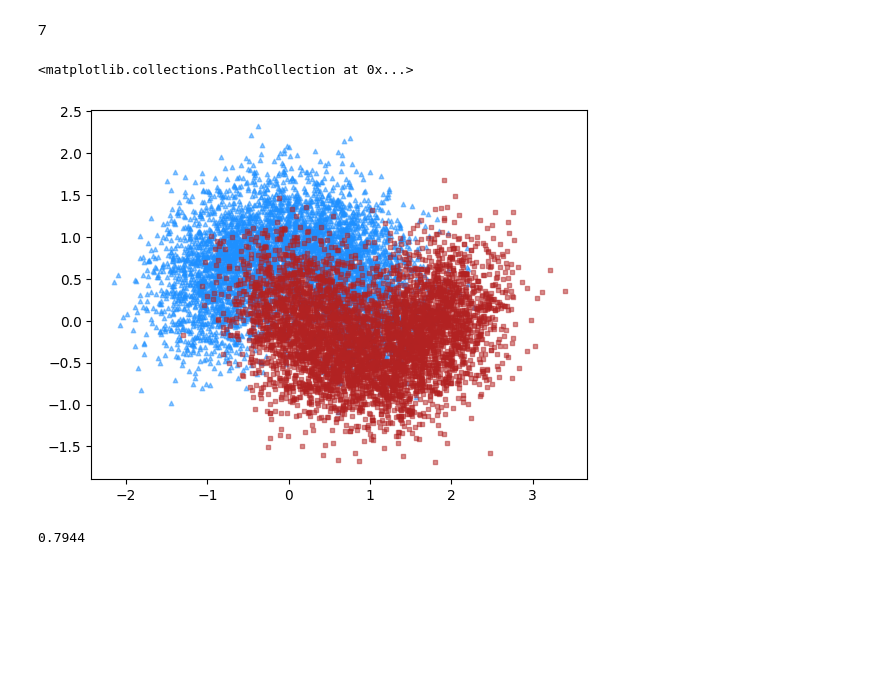
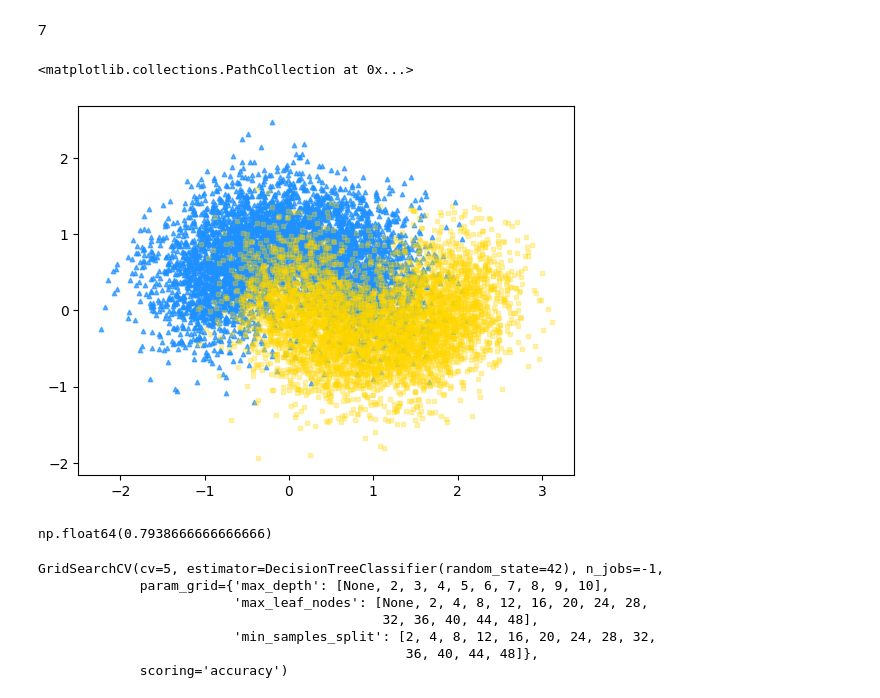
Before and after one commit to adarsha-7/machine-learning, a Jupyter notebook: chapter_6/chapter_exercise/main.ipynb, the cells around one changed output. Saved outputs shown, nothing was run; the diff lists cells and outputs as text; code cells hidden in the pictures; blank space fills up the shorter version.

```diff
--- a/chapter_6/chapter_exercise/main.ipynb
+++ b/chapter_6/chapter_exercise/main.ipynb
@@ -9,16 +9,35 @@ X_train, X_test, y_train, y_test = train_test_split(X, y, random_state=42)
 # %%
 import matplotlib.pyplot as plt
 
-plt.scatter(X[:, 0][y == 0], X[:, 1][y == 0], color="dodgerblue", s=10, alpha=0.5, marker="^")
-plt.scatter(X[:, 0][y == 1], X[:, 1][y == 1], color="firebrick", s=10, alpha=0.5, marker="s")
+plt.scatter(X[:, 0][y == 0], X[:, 1][y == 0], color="dodgerblue", s=10, alpha=0.7, marker="^")
+plt.scatter(X[:, 0][y == 1], X[:, 1][y == 1], color="gold", s=10, alpha=0.3, marker="s")
 # %% [output]
 <matplotlib.collections.PathCollection at 0x...>
-[figure, old version]
+[figure, new version]
 # %%
 from sklearn.tree import DecisionTreeClassifier
+from sklearn.model_selection import cross_val_score
 
-dt_clf = DecisionTreeClassifier()
-dt_clf.fit(X_train, y_train)
-dt_clf.score(X_test, y_test)
+dt_clf = DecisionTreeClassifier(random_state=42)
+cross_val_score(dt_clf, X_train, y_train, cv=10).mean()
 # %% [output]
-0.7944
+np.float64(0.7938666666666666)
+# %%
+from sklearn.model_selection import GridSearchCV
+
+param_grid = {
+    "max_depth": [None, 2, 3, 4, 5, 6, 7, 8, 9, 10],
+    "min_samples_split": [2, 4, 8, 12, 16, 20, 24, 28, 32, 36, 40, 44, 48],
+    "max_leaf_nodes": [None, 2, 4, 8, 12, 16, 20, 24, 28, 32, 36, 40, 44, 48]
+}
+
+grid_search = GridSearchCV(dt_clf, param_grid, cv=5, scoring="accuracy", n_jobs=-1)
+grid_search.fit(X_train, y_train)
+# %% [output]
+GridSearchCV(cv=5, estimator=DecisionTreeClassifier(random_state=42), n_jobs=-1,
+             param_grid={'max_depth': [None, 2, 3, 4, 5, 6, 7, 8, 9, 10],
+                         'max_leaf_nodes': [None, 2, 4, 8, 12, 16, 20, 24, 28,
+                                            32, 36, 40, 44, 48],
+                         'min_samples_split': [2, 4, 8, 12, 16, 20, 24, 28, 32,
+                                               36, 40, 44, 48]},
+             scoring='accuracy')
```
Also changed, not shown: parts of 4 cells of this notebook.
